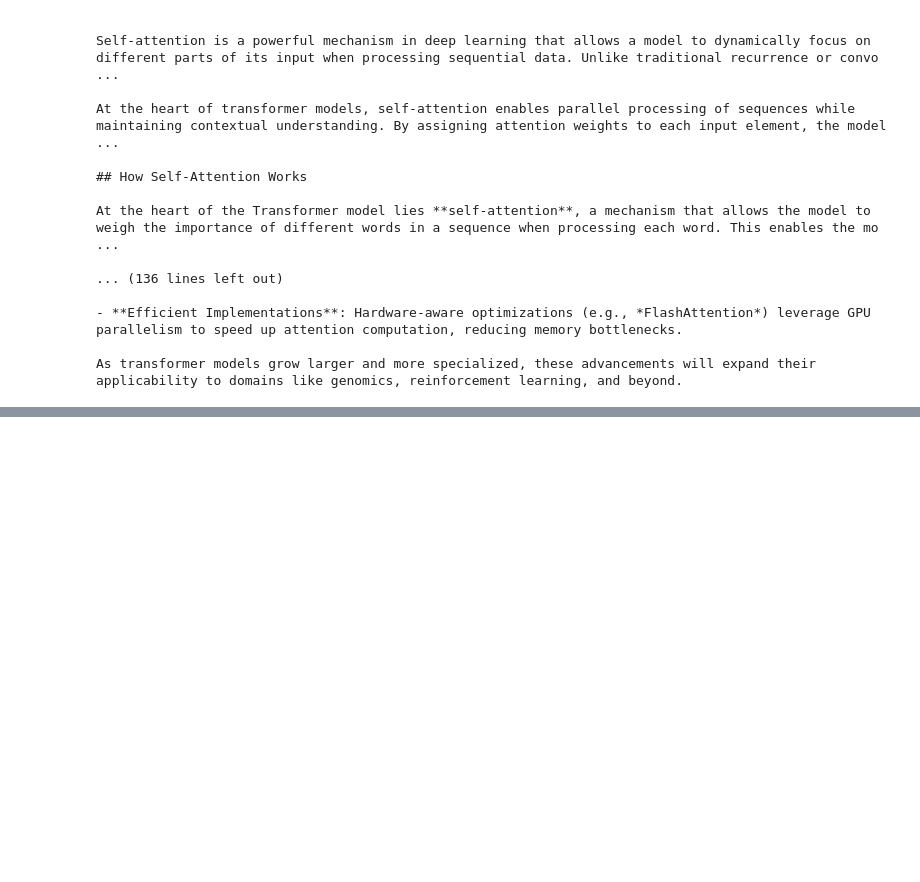
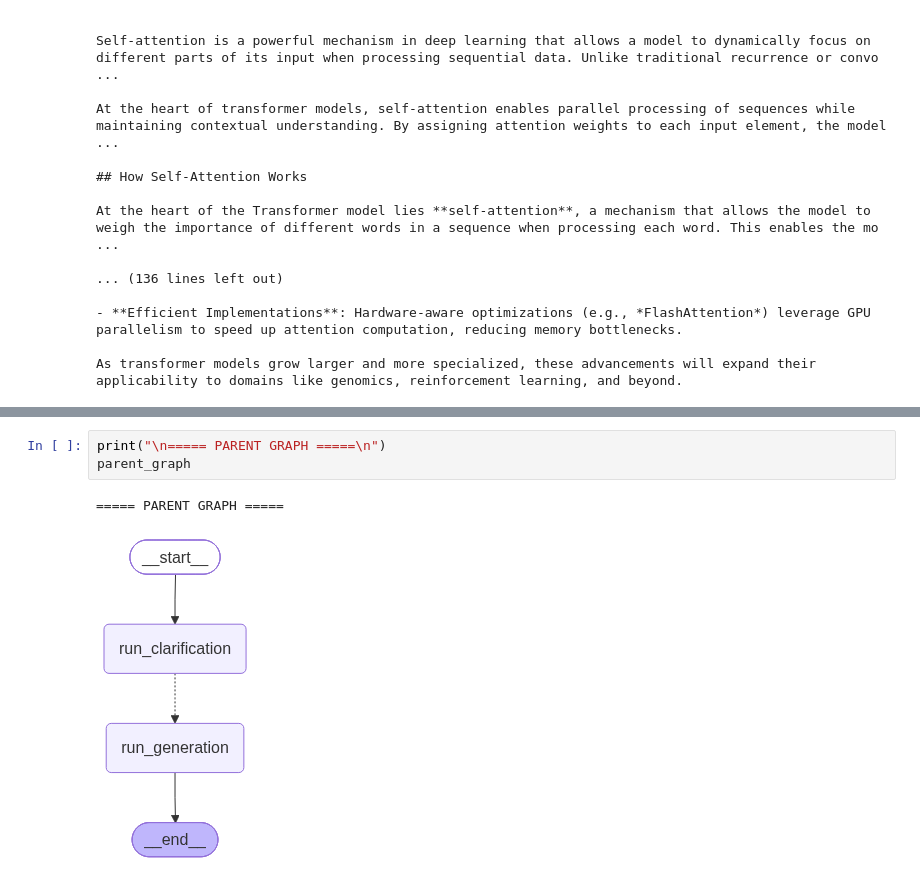
Before and after one commit to M-Azfar9/Doxer-AI, a Jupyter notebook: 1_bwa_basic.ipynb, the cells around one changed output, grey strips where cells are left out. Drawn from its saved outputs; the diff is of its cells as text; blank space fills up the shorter version.

```diff
--- a/1_bwa_basic.ipynb
+++ b/1_bwa_basic.ipynb
@@ -130,0 +540,6 @@ As transformer models grow larger and more specialized, these advancements will
+# %%
+print("\n===== PARENT GRAPH =====\n")
+parent_graph
+# %% [output]
+===== PARENT GRAPH =====
+[figure, added]
```
Also changed, not shown: parts of 10 cells of this notebook, 5 other files.
